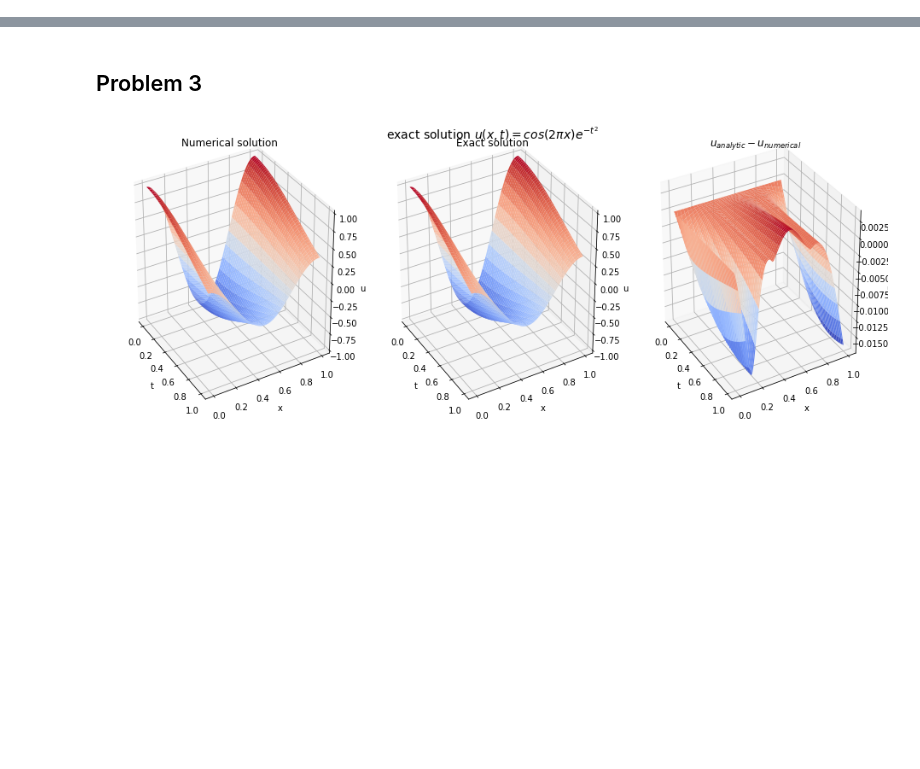
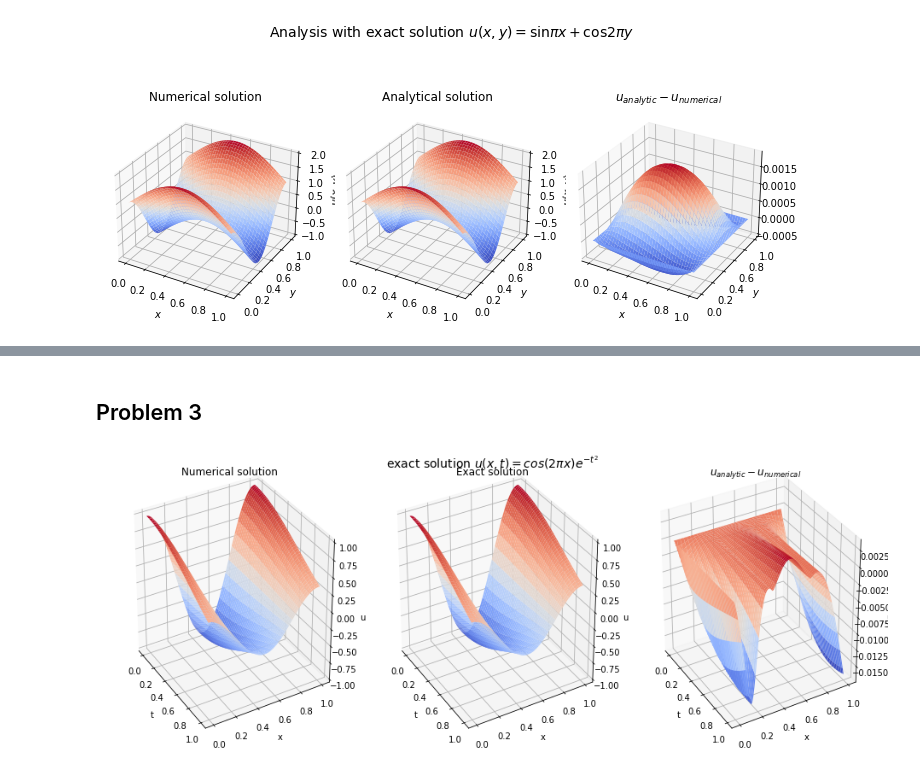
Before and after one commit to ulrikunneberg/numdiffprosj2, a Jupyter notebook: Hele prosjektet.ipynb, the cells around one changed output, grey strips where cells are left out. Saved outputs shown, nothing was run; the diff lists cells and outputs as text; code cells hidden in the pictures; blank space fills up the shorter version.

```diff
--- a/Hele prosjektet.ipynb
+++ b/Hele prosjektet.ipynb
@@ -8,0 +90,38 @@ from mpl_toolkits.mplot3d import Axes3D
+# %%
+#New test function
+def h_heat_prob1c(xx,yy, prod, r=1, a=1):
+    v = (a+1) * np.pi**2* np.sin(np.pi*xx) + 4*np.pi**2*r**2 * np.cos(2*np.pi*yy) #Assuming a = 1
+    hh = np.reshape(v, prod)
+    return hh
+
+def g_func_prob1c(xx, yy, prod): #returnere vektor med lengde prod
+    v = np.sin(np.pi*xx) + np.cos(2*np.pi*yy)
+    g = np.reshape(v, prod)
+    return g
+
+xx, yy, U_1c = solve_Fourier(h_heat_prob1c, g_func_prob1c, N=40, M=40)
+
+
+#Analytical solution
+U_1c_analytical = np.sin(np.pi*xx) + np.cos(2*np.pi*yy)
+
+fig, ax = plt.subplots(nrows=1, ncols=3, figsize=(10, 5), subplot_kw={"projection": "3d"})
+fig.suptitle(r'Analysis with exact solution $u(x,y)=\sin \pi x + \cos 2 \pi y$', fontsize=14)
+ax[0].plot_surface(xx, yy, U_1c, cmap=cm.coolwarm)
+ax[1].plot_surface(xx, yy, U_1c_analytical, cmap=cm.coolwarm)
+ax[2].plot_surface(xx, yy, U_1c_analytical - U_1c, cmap=cm.coolwarm)
+ax[0].set_xlabel('$x$')
+ax[0].set_ylabel('$y$')
+ax[0].set_zlabel('$u(x,y)$')
+ax[0].set_title(r'Numerical solution')
+ax[1].set_xlabel('$x$')
+ax[1].set_ylabel('$y$')
+ax[1].set_zlabel('$u(x,y)$')
+ax[1].set_title(r'Analytical solution')
+ax[2].set_xlabel('$x$')
+ax[2].set_ylabel('$y$')
+ax[2].set_title(r'$u_{analytic} - u_{numerical}$')
+fig.savefig('errorplots.pdf')
+fig.tight_layout()
+# %% [output]
+[figure, added]
```
Also changed, not shown: parts of 9 cells of this notebook, 5 other files.
